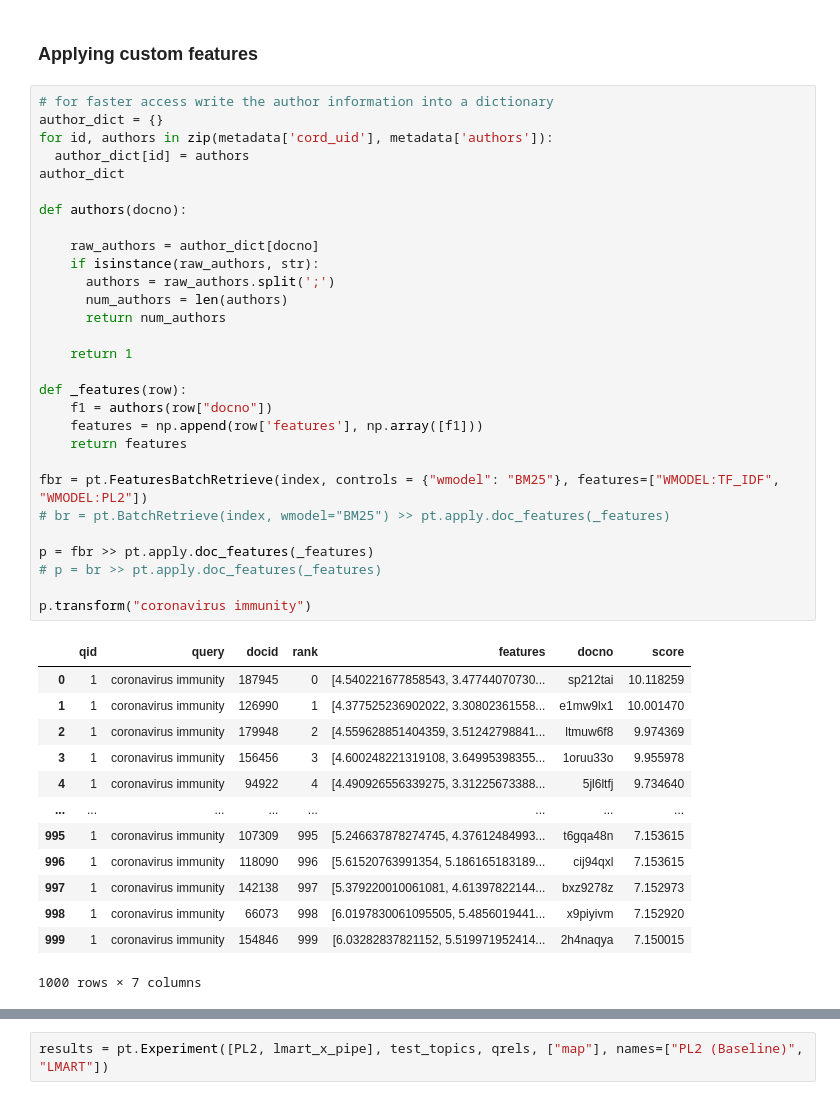
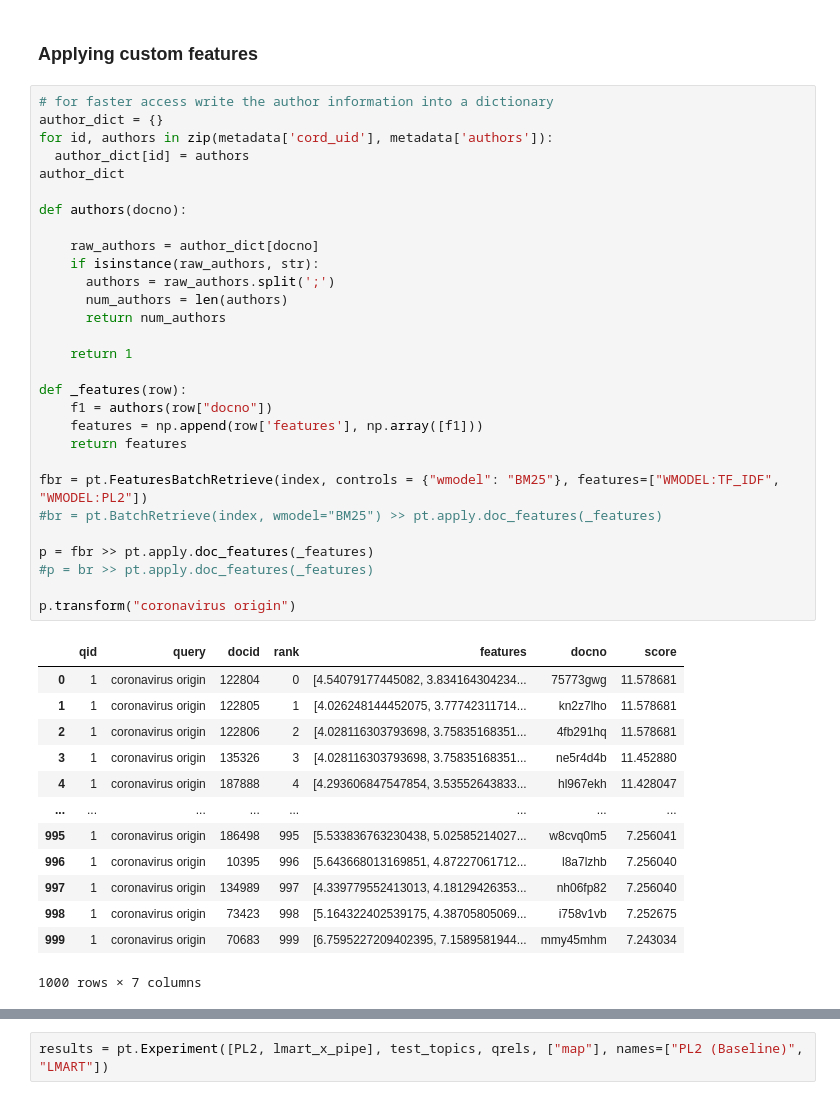
Before and after one commit to nicolasrehbach/WIR-Project, a Jupyter notebook: WIR_project.ipynb, the cells around one changed output, grey strips where cells are left out. Cells and saved outputs as stored; diff of their text form.

```diff
--- a/WIR_project.ipynb
+++ b/WIR_project.ipynb
@@ -232,45 +174,45 @@ pt.Experiment(
 # %%
 # for faster access write the author information into a dictionary
 author_dict = {}
 for id, authors in zip(metadata['cord_uid'], metadata['authors']):
   author_dict[id] = authors
 author_dict
 
 def authors(docno):
 
     raw_authors = author_dict[docno]
     if isinstance(raw_authors, str):
       authors = raw_authors.split(';')
       num_authors = len(authors)
       return num_authors
 
     return 1
 
 def _features(row):
     f1 = authors(row["docno"])
     features = np.append(row['features'], np.array([f1]))
     return features
 
 fbr = pt.FeaturesBatchRetrieve(index, controls = {"wmodel": "BM25"}, features=["WMODEL:TF_IDF", "WMODEL:PL2"])
-# br = pt.BatchRetrieve(index, wmodel="BM25") >> pt.apply.doc_features(_features)
+#br = pt.BatchRetrieve(index, wmodel="BM25") >> pt.apply.doc_features(_features)
 
 p = fbr >> pt.apply.doc_features(_features)
-# p = br >> pt.apply.doc_features(_features)
+#p = br >> pt.apply.doc_features(_features)
 
-p.transform("coronavirus immunity")
+p.transform("coronavirus origin")
 # %% [output]
 |  | qid | query | docid | rank | features | docno | score |
-| 0 | 1 | coronavirus immunity | 187945 | 0 | [4.540221677858543, 3.47744070730... | sp212tai | 10.118259 |
-| 1 | 1 | coronavirus immunity | 126990 | 1 | [4.377525236902022, 3.30802361558... | e1mw9lx1 | 10.001470 |
-| 2 | 1 | coronavirus immunity | 179948 | 2 | [4.559628851404359, 3.51242798841... | ltmuw6f8 | 9.974369 |
-| 3 | 1 | coronavirus immunity | 156456 | 3 | [4.600248221319108, 3.64995398355... | 1oruu33o | 9.955978 |
-| 4 | 1 | coronavirus immunity | 94922 | 4 | [4.490926556339275, 3.31225673388... | 5jl6ltfj | 9.734640 |
+| 0 | 1 | coronavirus origin | 122804 | 0 | [4.54079177445082, 3.834164304234... | 75773gwg | 11.578681 |
+| 1 | 1 | coronavirus origin | 122805 | 1 | [4.026248144452075, 3.77742311714... | kn2z7lho | 11.578681 |
+| 2 | 1 | coronavirus origin | 122806 | 2 | [4.028116303793698, 3.75835168351... | 4fb291hq | 11.578681 |
+| 3 | 1 | coronavirus origin | 135326 | 3 | [4.028116303793698, 3.75835168351... | ne5r4d4b | 11.452880 |
+| 4 | 1 | coronavirus origin | 187888 | 4 | [4.293606847547854, 3.53552643833... | hl967ekh | 11.428047 |
 | ... | ... | ... | ... | ... | ... | ... | ... |
-| 995 | 1 | coronavirus immunity | 107309 | 995 | [5.246637878274745, 4.37612484993... | t6gqa48n | 7.153615 |
-| 996 | 1 | coronavirus immunity | 118090 | 996 | [5.61520763991354, 5.186165183189... | cij94qxl | 7.153615 |
-| 997 | 1 | coronavirus immunity | 142138 | 997 | [5.379220010061081, 4.61397822144... | bxz9278z | 7.152973 |
-| 998 | 1 | coronavirus immunity | 66073 | 998 | [6.0197830061095505, 5.4856019441... | x9piyivm | 7.152920 |
-| 999 | 1 | coronavirus immunity | 154846 | 999 | [6.03282837821152, 5.519971952414... | 2h4naqya | 7.150015 |
+| 995 | 1 | coronavirus origin | 186498 | 995 | [5.533836763230438, 5.02585214027... | w8cvq0m5 | 7.256041 |
+| 996 | 1 | coronavirus origin | 10395 | 996 | [5.643668013169851, 4.87227061712... | l8a7lzhb | 7.256040 |
+| 997 | 1 | coronavirus origin | 134989 | 997 | [4.339779552413013, 4.18129426353... | nh06fp82 | 7.256040 |
+| 998 | 1 | coronavirus origin | 73423 | 998 | [5.164322402539175, 4.38705805069... | i758v1vb | 7.252675 |
+| 999 | 1 | coronavirus origin | 70683 | 999 | [6.7595227209402395, 7.1589581944... | mmy45mhm | 7.243034 |
 1000 rows × 7 columns
 # %%
 lmart_x_pipe = fbr >> pt.apply.doc_features(_features) >> pt.ltr.apply_learned_model(lmart_x, form="ltr")
```
Also changed, not shown: parts of 113 cells of this notebook, 5 other files.
